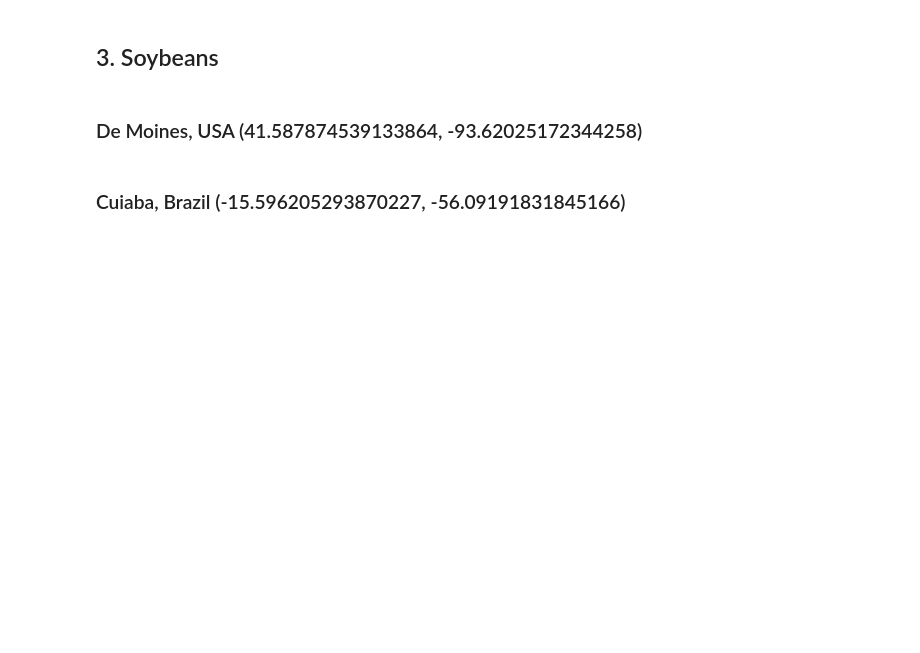
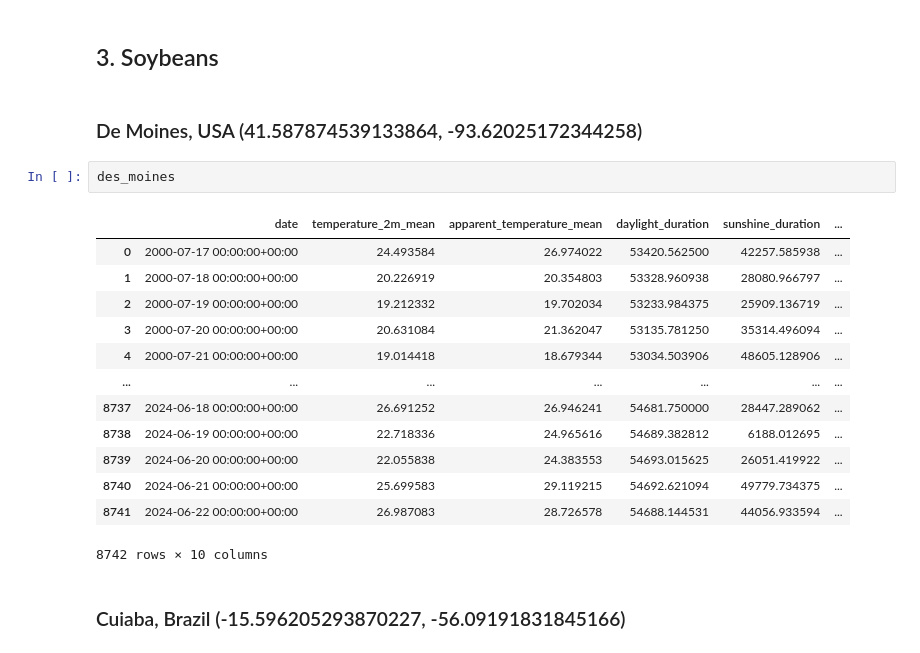
Before and after one commit to ethanclewis/Commodity-Futures-Project, a Jupyter notebook: Weather.ipynb, the cells around one changed output. Cells and saved outputs as stored; diff of their text form; blank space fills up the shorter version.

```diff
--- a/Weather.ipynb
+++ b/Weather.ipynb
@@ -24,5 +386,21 @@ api_key = '1e027ac6f0a956c9e9ab6ce5f9561fa2'
 ## 3. Soybeans
 # %% [markdown]
 ### De Moines, USA (41.587874539133864, -93.62025172344258)
+# %%
+des_moines
+# %% [output]
+|  | date | temperature_2m_mean | apparent_temperature_mean | daylight_duration | sunshine_duration | ... |
+| 0 | 2000-07-17 00:00:00+00:00 | 24.493584 | 26.974022 | 53420.562500 | 42257.585938 | ... |
+| 1 | 2000-07-18 00:00:00+00:00 | 20.226919 | 20.354803 | 53328.960938 | 28080.966797 | ... |
+| 2 | 2000-07-19 00:00:00+00:00 | 19.212332 | 19.702034 | 53233.984375 | 25909.136719 | ... |
+| 3 | 2000-07-20 00:00:00+00:00 | 20.631084 | 21.362047 | 53135.781250 | 35314.496094 | ... |
+| 4 | 2000-07-21 00:00:00+00:00 | 19.014418 | 18.679344 | 53034.503906 | 48605.128906 | ... |
+| ... | ... | ... | ... | ... | ... | ... |
+| 8737 | 2024-06-18 00:00:00+00:00 | 26.691252 | 26.946241 | 54681.750000 | 28447.289062 | ... |
+| 8738 | 2024-06-19 00:00:00+00:00 | 22.718336 | 24.965616 | 54689.382812 | 6188.012695 | ... |
+| 8739 | 2024-06-20 00:00:00+00:00 | 22.055838 | 24.383553 | 54693.015625 | 26051.419922 | ... |
+| 8740 | 2024-06-21 00:00:00+00:00 | 25.699583 | 29.119215 | 54692.621094 | 49779.734375 | ... |
+| 8741 | 2024-06-22 00:00:00+00:00 | 26.987083 | 28.726578 | 54688.144531 | 44056.933594 | ... |
+8742 rows × 10 columns
 # %% [markdown]
 ### Cuiaba, Brazil (-15.596205293870227, -56.09191831845166)
```
Also changed, not shown: parts of 15 cells of this notebook, 2 other files.
